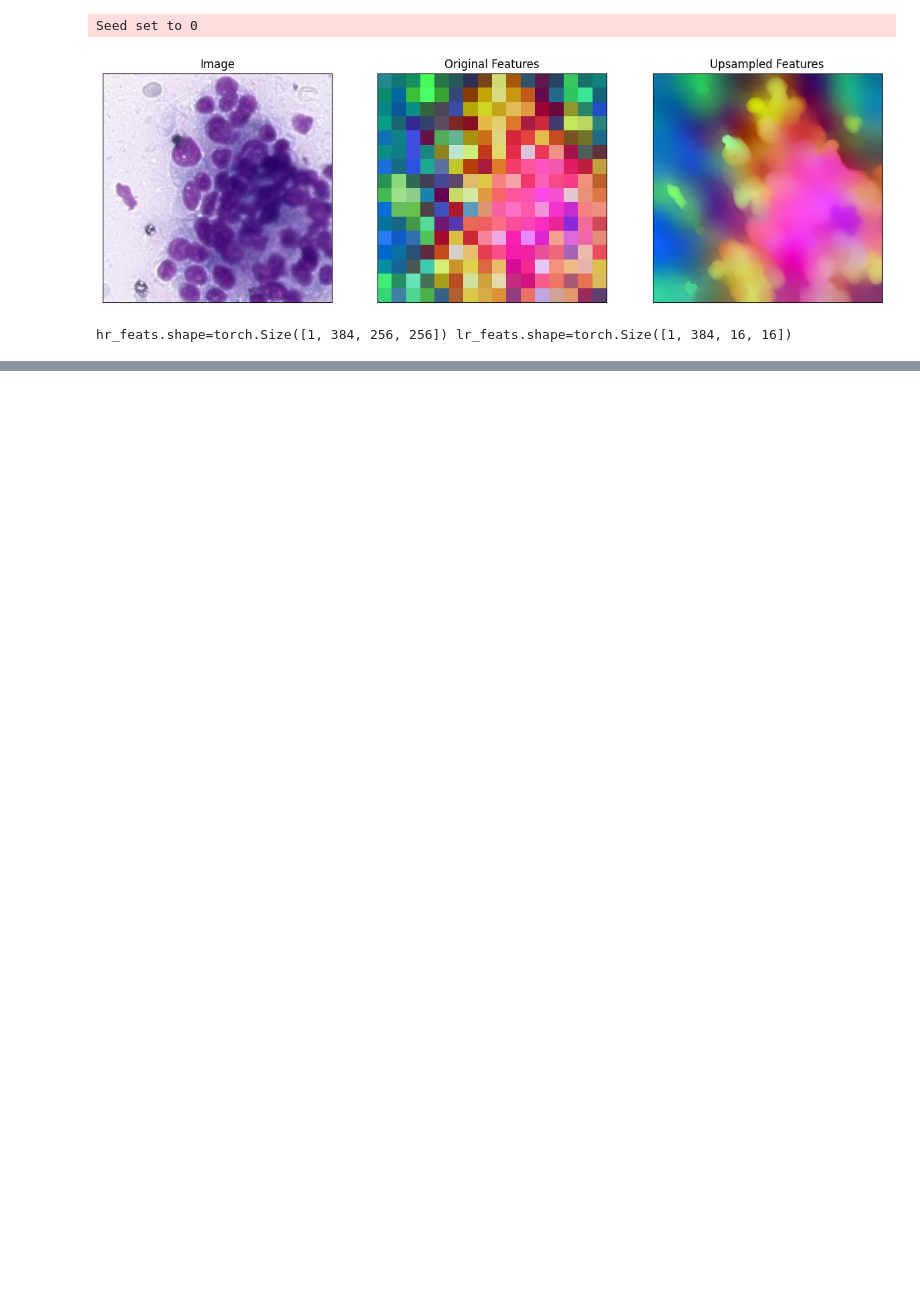
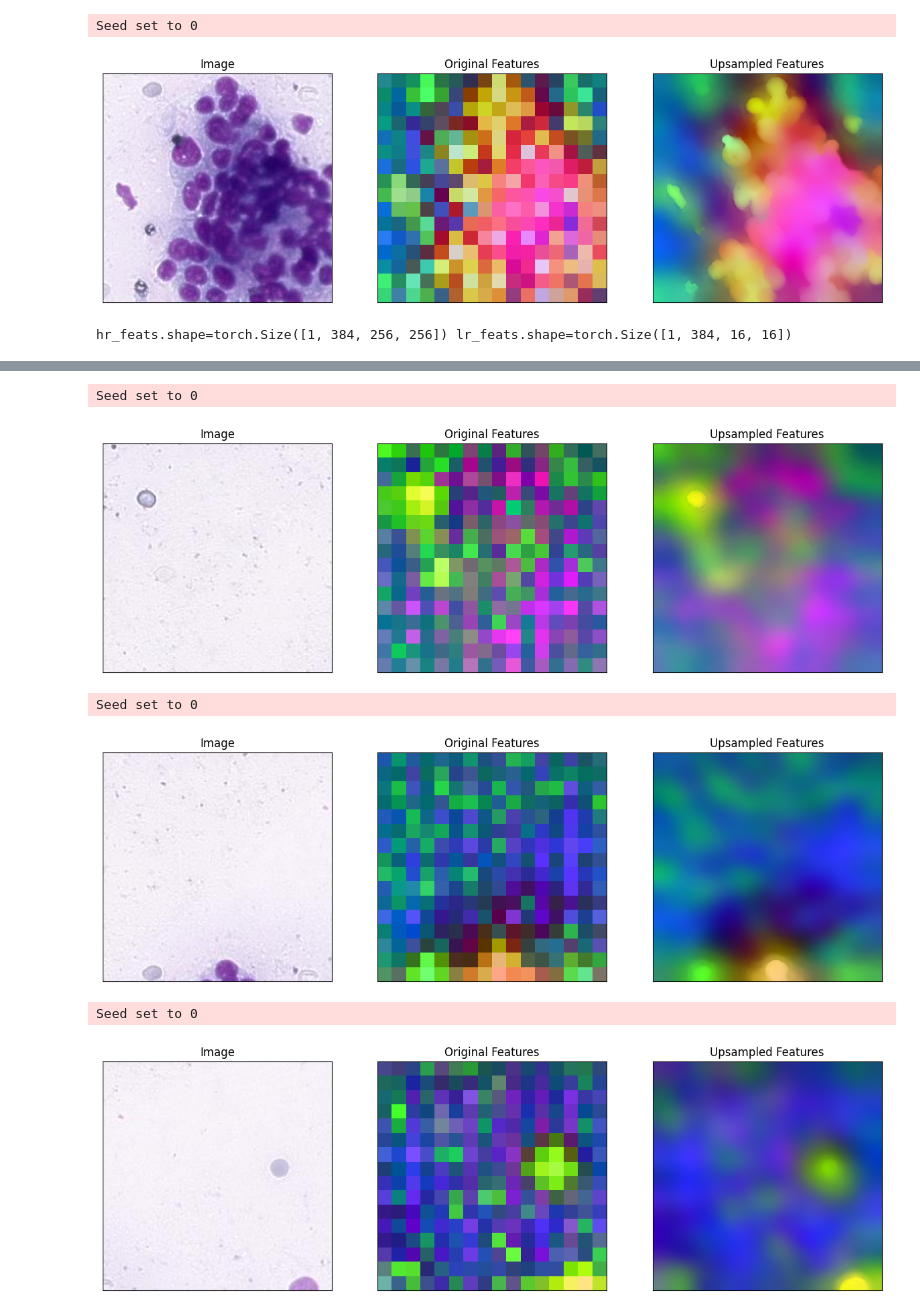
Before and after one commit to thingumajig/feature-map-experiments, a Jupyter notebook: notebooks/featUp-basic.ipynb, the cells around one changed output, grey strips where cells are left out. Saved outputs shown, nothing was run; the diff lists cells and outputs as text; code cells hidden in the pictures; blank space fills up the shorter version.

Commit message:
* patches: upsamle lists

```diff
--- a/notebooks/featUp-basic.ipynb
+++ b/notebooks/featUp-basic.ipynb
@@ -201,6 +195,0 @@ image3
-# %%
-image_tensor2 = transform(image3).unsqueeze(0).to(device)
-
-hr_feats = upsampler(image_tensor2)
-lr_feats = upsampler.model(image_tensor2)
-fit_pca = plot_feats_pca(unnorm(image_tensor2)[0], lr_feats[0], hr_feats[0], fit_pca=fit_pca)
@@ -209,0 +196,3 @@ Seed set to 0
+# %%
+image_tensors = [transform(p) for p in patches]
+image_tensors = torch.stack(image_tensors).to(device)
@@ -209,0 +219,15 @@ Seed set to 0
+# %%
+hr_feats = upsampler(image_tensors)
+lr_feats = upsampler.model(image_tensors)
+# %%
+# fit_pca = None
+unn_image_tensors = unnorm(image_tensors)
+for i in range(3):
+    fit_pca = plot_feats_pca(unn_image_tensors[i], lr_feats[i], hr_feats[i], fit_pca = fit_pca)
+# %% [output]
+Seed set to 0
+[figure, added]
+Seed set to 0
+[figure, added]
+Seed set to 0
+[figure, added]
```
Also changed, not shown: parts of 5 cells of this notebook.
